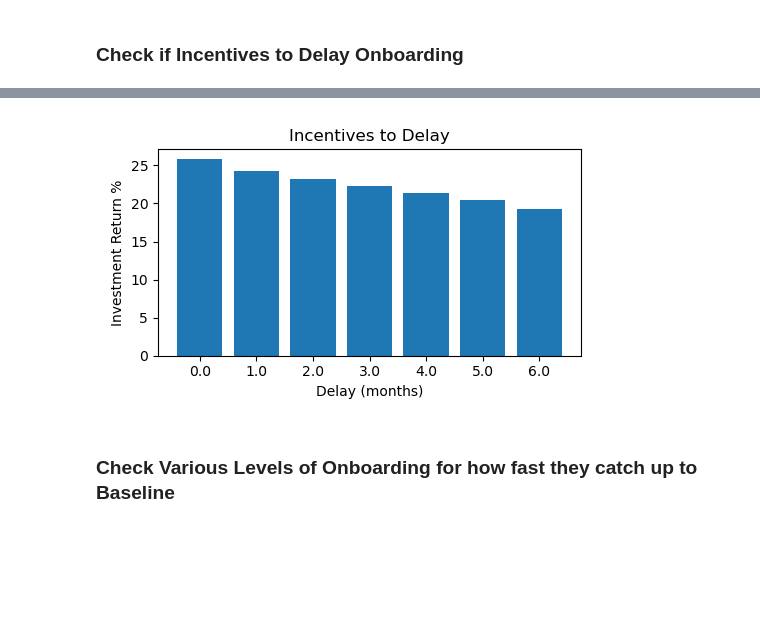
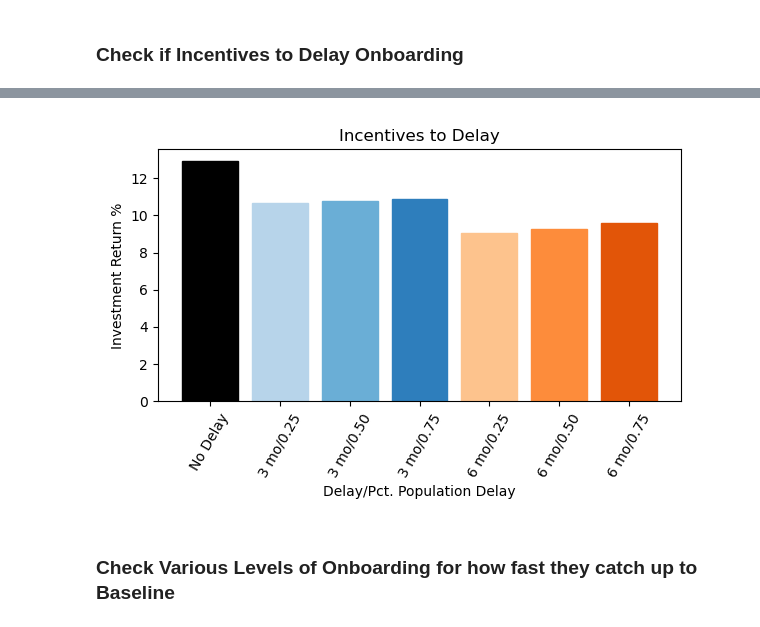
Before and after one commit to CELtd/cel, a Jupyter notebook: notebooks/baseline_crossing/01_2024_filecoin_forecasts.ipynb, the cells around one changed output, grey strips where cells are left out. Cells and saved outputs as stored; diff of their text form; code cells hidden in the pictures; blank space fills up the shorter version.

```diff
--- a/notebooks/baseline_crossing/01_2024_filecoin_forecasts.ipynb
+++ b/notebooks/baseline_crossing/01_2024_filecoin_forecasts.ipynb
@@ -817,9 +809,9 @@ sector_duration = 365
 
 simconfig2results_delay = {}
 
-for d in delay_vec:
-    rbp_vec = jnp.asarray(delay2inputs[d]['rbp'])
-    rr_vec = jnp.asarray(delay2inputs[d]['rr'])
+for config, inputs in config2inputs.items():
+    rbp_vec = jnp.asarray(inputs['rbp'])
+    rr_vec = jnp.asarray(inputs['rr'])
     fpr_vec = jnp.ones(forecast_length) * hist_median_fpr
 
     simulation_results = sim.run_sim(
@@ -834,7 +826,7 @@ for d in delay_vec:
         sector_duration,
         offline_data
     )
-    simconfig2results_delay[d] = simulation_results
+    simconfig2results_delay[config] = simulation_results
 # %%
 fig, ax = plt.subplots(nrows=1, ncols=2, figsize=(7,4))
 
@@ -907,39 +942,43 @@ plt.savefig(os.path.join(save_dir, 'delayed_onboarding.png'))
 # %%
 # tap off points from FoFR curves at delay periods and assume risk-free rate
 # then, show total return expected
-delay2fofr = {}
-for d in delay_vec:
-    x_delay = delay2fofrfull[d]
-    x_zerodelay = delay2fofrfull[0]
-    t = x_delay['t']
-    fofr = x_delay['fofr']
-    target_date = pd.to_datetime(current_date + timedelta(days=d))
+rfr = 0.05
+config2return = {}
+for sim_config, sim_results in config2stakingreturn.items():
+    delay, pct_population_delay = sim_config
+    t = sim_results['t']
+    staking_return = sim_results['staking_return']
+
+    target_date = pd.to_datetime(current_date + timedelta(days=delay))
     ix = np.where(t==target_date)[0]
-    # print(t[ix], fofr[ix], x_zerodelay['fofr'][ix])
-    delay2fofr[d] = {
-        'fofr': fofr[ix],
-        'fofr_zerodelay': x_zerodelay['fofr'][ix]
-    }
+    ix_zero = np.where(t==pd.to_datetime(current_date))[0]
 
-# compute investment return on 100 FIL using a RFR of 10%
-delay2return = {}
-rfr = 0.1
-for d,v in delay2fofr.items():
-    dd = d/30.
+    dd = delay/30.
     return_from_delay = 100*(1+rfr/12.0*dd)
-    return_from_fil = return_from_delay*(1+(v['fofr']/100)*(12-dd)/12)
-    delay2return[dd] = return_from_fil[0]-100
+    total_return = return_from_delay*(1+(staking_return[ix]/100)*(12-dd)/12)
+    config2return[sim_config] = total_return[0]-100
 
-plt.figure(figsize=(5,3))
-plt.bar(range(len(delay2return)), list(delay2return.values()), align='center')
-plt.xticks(range(len(delay2return)), list(delay2return.keys()))
-plt.xlabel('Delay (months)')
-plt.ylabel('Investment Return %')
-plt.title('Incentives to Delay')
+fig, ax = plt.subplots(nrows=1, ncols=1, figsize=(6,4))
+barlist = ax.bar(range(len(config2return)), list(config2return.values()), align='center')
+ax.set_xticks(range(len(config2return)), ['%d mo/%0.02f' % (x[0]//30., x[1]) if ii!=0 else 'No Delay' for ii, x in enumerate(config2return.keys())])
+for tick in ax.get_xticklabels(): tick.set_rotation(60)
+
+barlist[0].set_color('k')
+barlist[1].set_color(colors[0](0.3))
+barlist[2].set_color(colors[0](0.5))
+barlist[3].set_color(colors[0](0.7))
+barlist[4].set_color(colors[1](0.3))
+barlist[5].set_color(colors[1](0.5))
+barlist[6].set_color(colors[1](0.7))
+
+ax.set_xlabel('Delay/Pct. Population Delay')
+ax.set_ylabel('Investment Return %')
+ax.set_title('Incentives to Delay')
+# ax.set_yscale('log')
 plt.tight_layout()
-plt.savefig(os.path.join(save_dir, 'delayed_investment_return.png'))
+plt.savefig(os.path.join(save_dir, 'delayed_onboarding_incentives.png'))
 # %% [output]
-[figure, old version]
+[figure, new version]
 # %% [markdown]
 ### Check Various Levels of Onboarding for how fast they catch up to Baseline
 # %%
```
Also changed, not shown: parts of 4 cells of this notebook, 1 other file.
